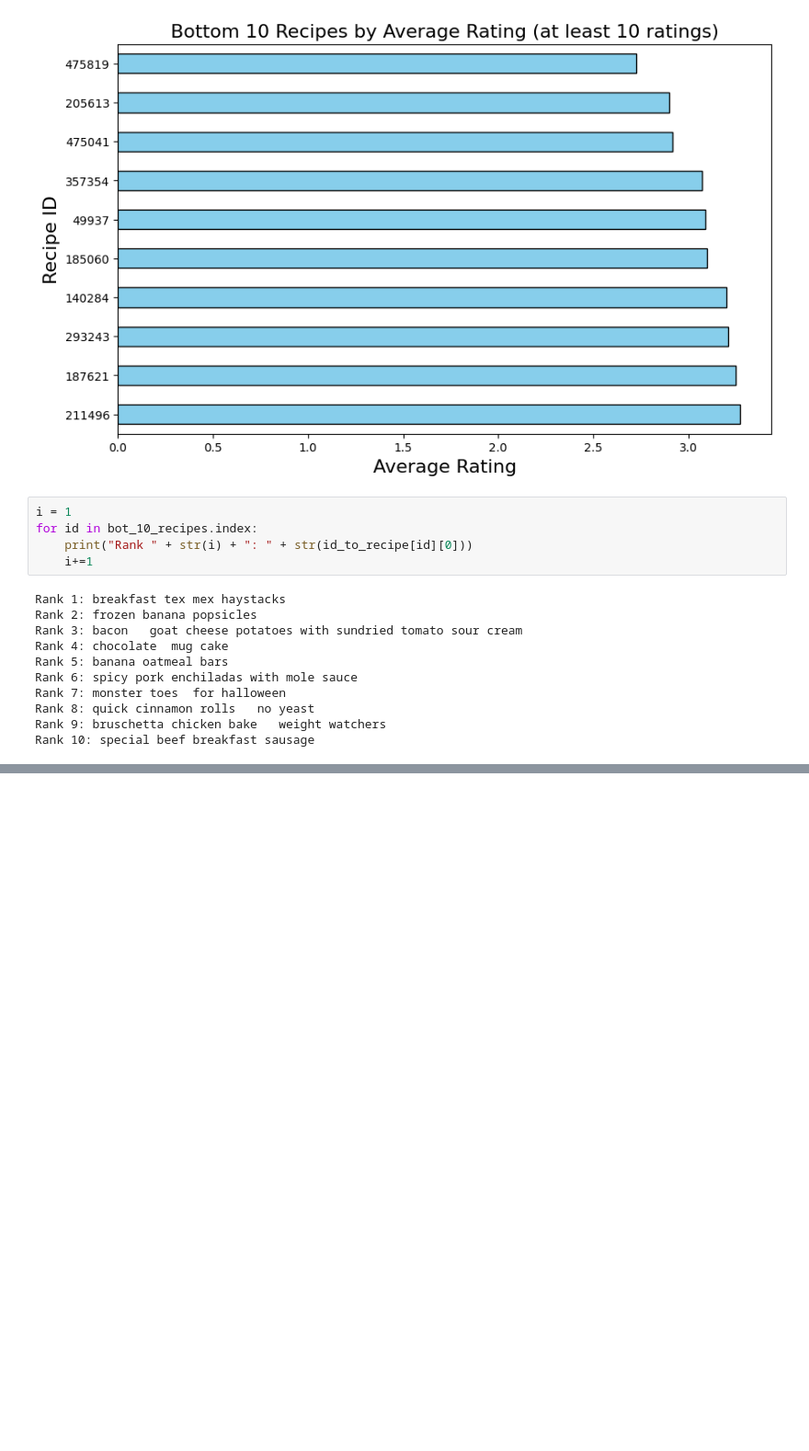
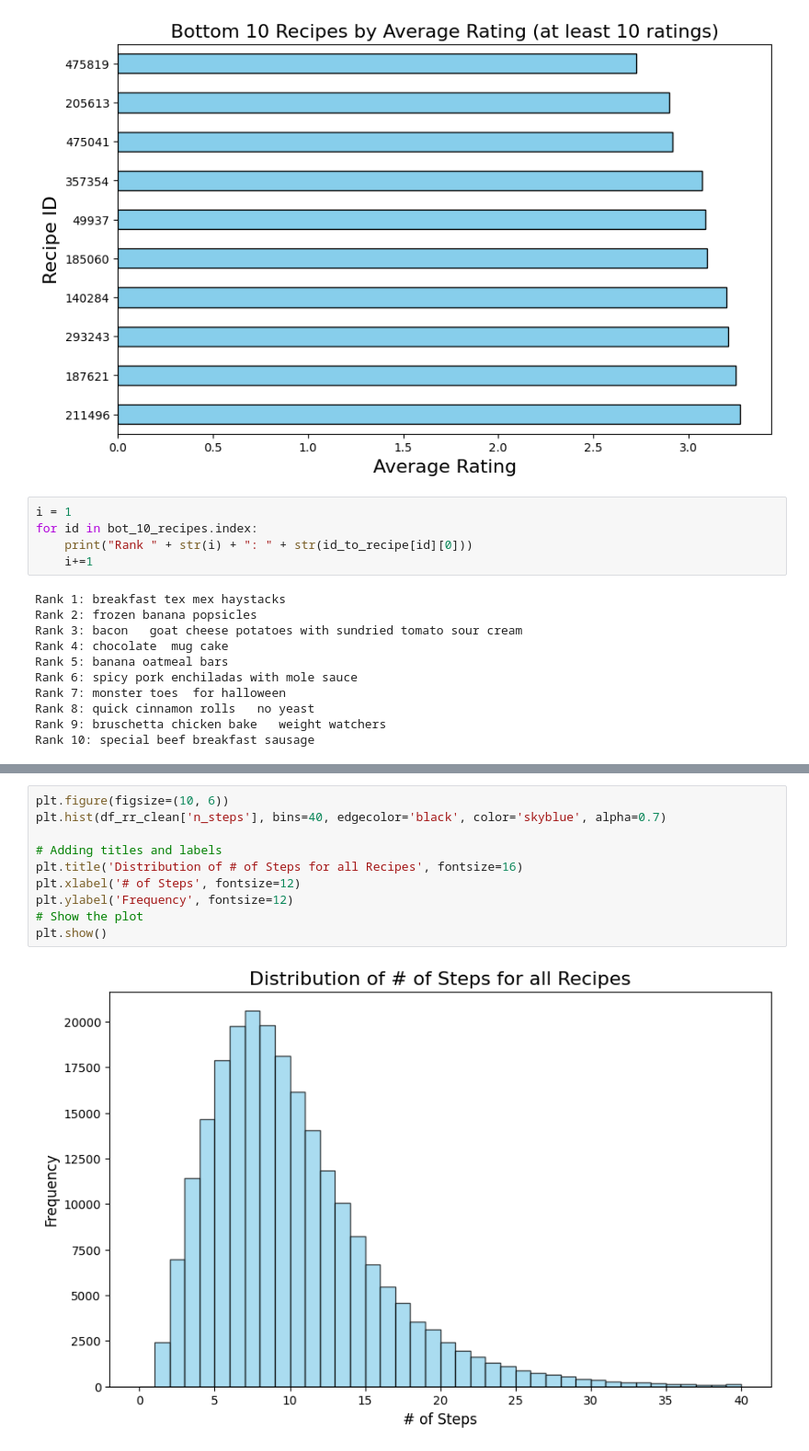
Before and after one commit to SatvikS7/Recipe-Recommender, a Jupyter notebook: EDA.ipynb, the cells around one changed output, grey strips where cells are left out. Shown at 92% size. Saved outputs shown, nothing was run; the diff lists cells and outputs as text; blank space fills up the shorter version.

```diff
--- a/EDA.ipynb
+++ b/EDA.ipynb
@@ -308,0 +215,12 @@ plt.show()
+# %%
+plt.figure(figsize=(10, 6))
+plt.hist(df_rr_clean['n_steps'], bins=40, edgecolor='black', color='skyblue', alpha=0.7)
+
+# Adding titles and labels
+plt.title('Distribution of # of Steps for all Recipes', fontsize=16)
+plt.xlabel('# of Steps', fontsize=12)
+plt.ylabel('Frequency', fontsize=12)
+# Show the plot
+plt.show()
+# %% [output]
+[figure, added]
```
Also changed, not shown: parts of 32 cells of this notebook.
